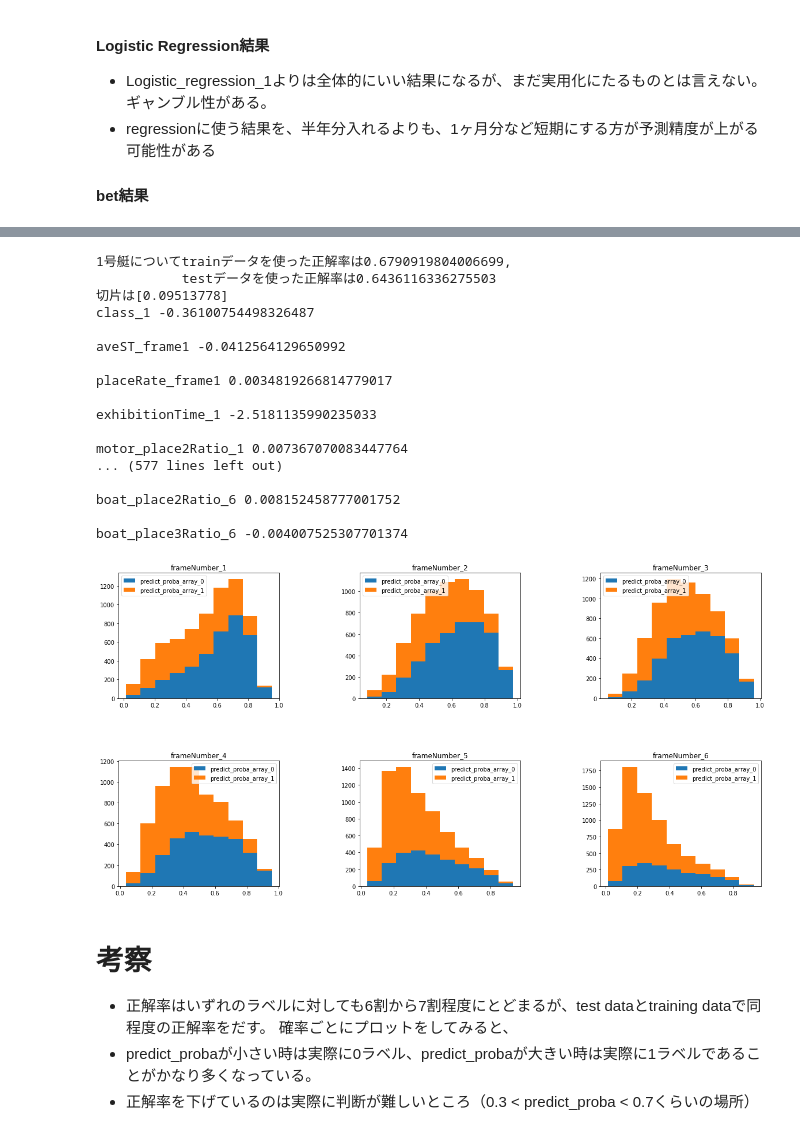
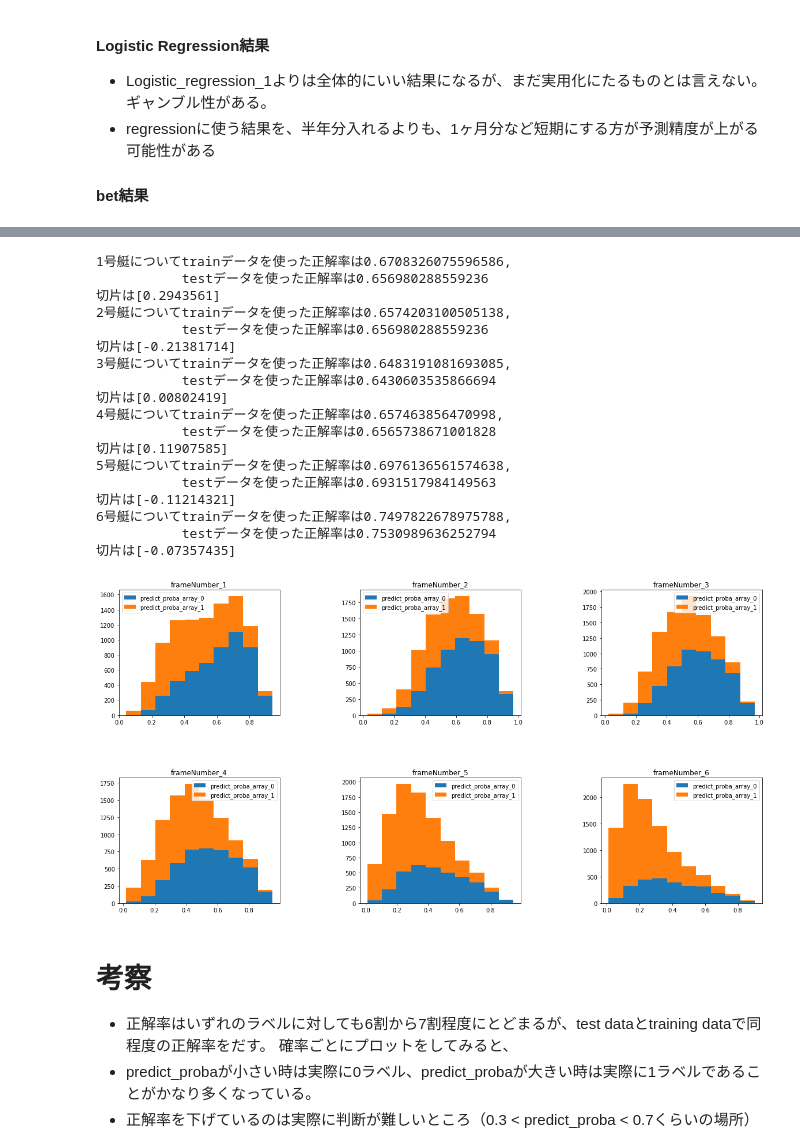
Before and after one commit to griCe14807/boatrace, a Jupyter notebook: src/analyze/logistic_regression_2.ipynb, the cells around one changed output, grey strips where cells are left out. Cells and saved outputs as stored; diff of their text form; code cells hidden in the pictures.

```diff
--- a/src/analyze/logistic_regression_2.ipynb
+++ b/src/analyze/logistic_regression_2.ipynb
@@ -53,7 +54,12 @@ import analyzer_conf
 the_merged_df = loader.main()
 # dfをソート
 the_merged_df = the_merged_df.sort_values(["date", "venue", "raceNumber"])
-# print(the_merged_df["boat_place3Ratio_1"])
+
+from_dt = datetime(2019, 1, 1)
+to_dt = datetime(2019, 9, 1)
+
+the_merged_df = the_merged_df[(the_merged_df["date"] >= from_dt) & (the_merged_df["date"] <= to_dt)]
+# print(the_merged_df["CS_frame_1_1"])
 # %% [output]
 of pandas will change to not sort by default.
 
@@ -255,53 +293,54 @@ for i, clf in enumerate(clf_list):
     test_score = clf.score(test_x, test_t)
     print("{2}号艇についてtrainデータを使った正解率は{0},\n \
           testデータを使った正解率は{1}".format(train_score, test_score, i + 1))
 
     # 最適化された結果の切片と重みを取得
     intercept =clf.intercept_
     coef = clf.coef_
     print("切片は{0}".format(intercept))
-    for j in range (coef.shape[1]):
-        print(fv_list[j], coef[0, j], "\n")
+    # for j in range (coef.shape[1]):
+        # print(fv_list[j], coef[0, j], "\n")
 
     # テストデータについて、学習結果を適用した際に、ラベルが1になる確率を、実際のラベル　1 or　0で色分けしてヒストグラムを作成
     predict_proba_array = clf.predict_proba(test_x)
 
     # listに格納しておく
     predict_proba_array_list.append(predict_proba_array[:, 1])
 
     # 結果が1 (1枠が一着 , 2枠以降が3着以内) だったものの推定確率
     predict_proba_array_1 = predict_proba_array[:, 1][test_t==1]
 
     # 結果が0 (1枠以外が一着, 1枠以外の場合は4着以降) だったものの推定確率
     predict_proba_array_0 = predict_proba_array[:, 1][test_t==0]
 
     # 積み上げヒストグラムを作成
     title = "frameNumber_{0}".format(i + 1)
     labels = {'predict_proba_array_1', 'predict_proba_array_0'}
     plt.subplot(2, 3, i+1)
     plt.hist([predict_proba_array_1, predict_proba_array_0], histtype="barstacked", label=labels)
     plt.title(title)
     plt.legend()
 plt.show()
 # %% [output]
-1号艇についてtrainデータを使った正解率は0.6790919804006699,
-           testデータを使った正解率は0.6436116336275503
-切片は[0.09513778]
-class_1 -0.36100754498326487
-
-aveST_frame1 -0.0412564129650992
-
-placeRate_frame1 0.0034819266814779017
-
-exhibitionTime_1 -2.5181135990235033
-
-motor_place2Ratio_1 0.007367070083447764
-... (577 lines left out)
-
-boat_place2Ratio_6 0.008152458777001752
-
-boat_place3Ratio_6 -0.004007525307701374
+1号艇についてtrainデータを使った正解率は0.6708326075596586,
+           testデータを使った正解率は0.656980288559236
+切片は[0.2943561]
+2号艇についてtrainデータを使った正解率は0.6574203100505138,
+           testデータを使った正解率は0.656980288559236
+切片は[-0.21381714]
+3号艇についてtrainデータを使った正解率は0.6483191081693085,
+           testデータを使った正解率は0.6430603535866694
+切片は[0.00802419]
+4号艇についてtrainデータを使った正解率は0.657463856470998,
+           testデータを使った正解率は0.6565738671001828
+切片は[0.11907585]
+5号艇についてtrainデータを使った正解率は0.6976136561574638,
+           testデータを使った正解率は0.6931517984149563
+切片は[-0.11214321]
+6号艇についてtrainデータを使った正解率は0.7497822678975788,
+           testデータを使った正解率は0.7530989636252794
+切片は[-0.07357435]
-[figure, old version]
+[figure, new version]
 # %% [markdown]
 # 考察
 - 正解率はいずれのラベルに対しても6割から7割程度にとどまるが、test dataとtraining dataで同程度の正解率をだす。
```
Also changed, not shown: parts of 12 cells of this notebook, 22 other files.
